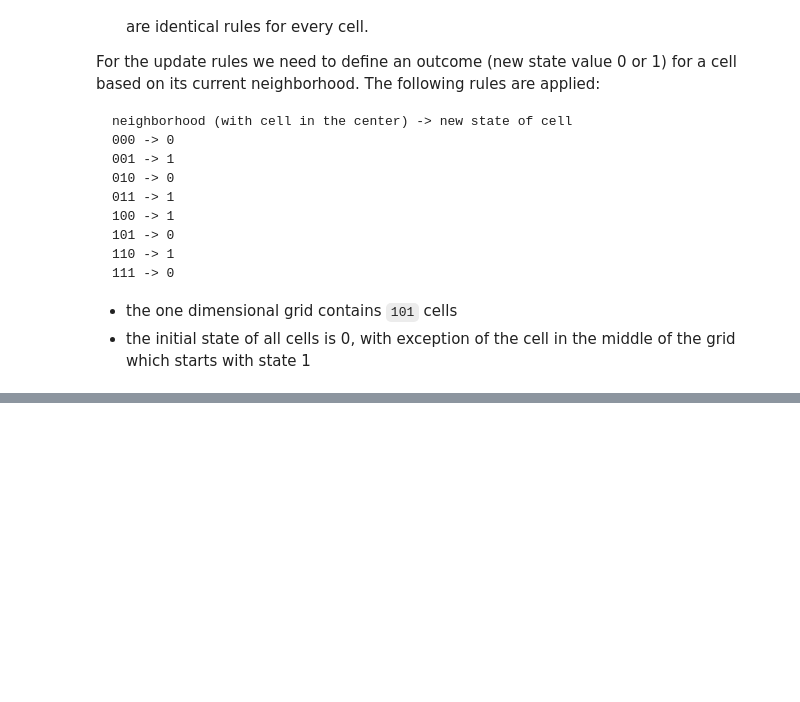
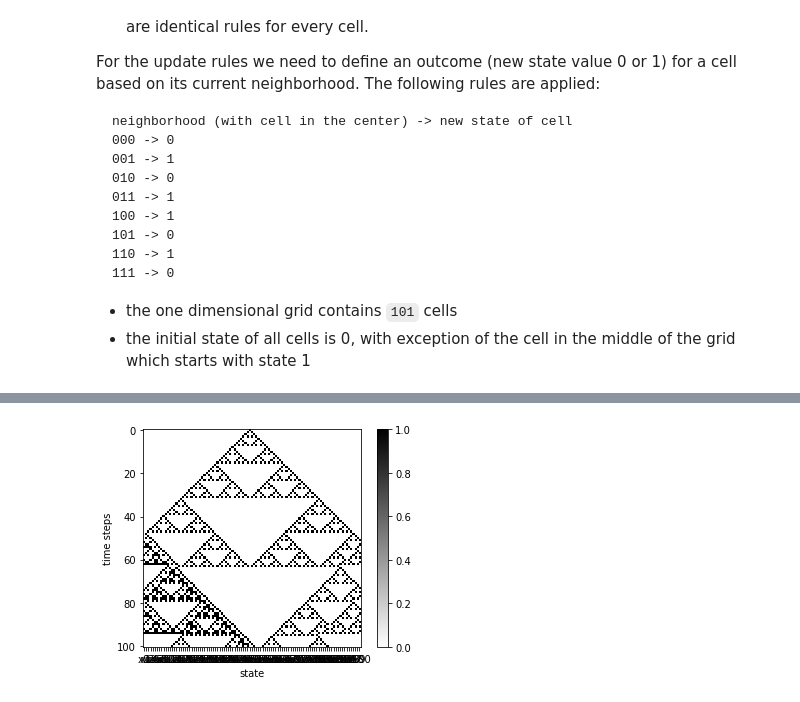
Before and after one commit to matthiaskoenig/modelling_ws2018, a Jupyter notebook: 01_boolean_cellular/01_boolean_cellular_solution.ipynb, the cells around one changed output, grey strips where cells are left out. Drawn from its saved outputs; the diff is of its cells as text; code cells hidden in the pictures; blank space fills up the shorter version.

Commit message:
Cellular automaton added

````diff
--- a/01_boolean_cellular/01_boolean_cellular_solution.ipynb
+++ b/01_boolean_cellular/01_boolean_cellular_solution.ipynb
@@ -405,3 +557,80 @@ neighborhood (with cell in the center) -> new state of cell
 ```
 - the one dimensional grid contains `101` cells
 - the initial state of all cells is 0, with exception of the cell in the middle of the grid which starts with state 1
+# %%
+def ndsimulate(x0, f_rules, steps=1):
+    """ Simulates the boolean network from initial state by applying the given rules.
+        x0: initial state (boolean vector)
+        f_rules: rules for the network
+    """
+    print("x0:")
+    print(x0.astype(np.int8))
+    states = np.zeros(shape=(steps+1, x0.size), dtype=bool)
+
+    states[0, :] = x0
+    for k in range(steps):
+        states[(k+1), :] = f_rules(states[k, :])
+
+    # pprint(states.astype(np.int8))
+    print("-" * 80)
+
+    return states
+
+
+def f_automaton(x):
+    """
+    neighborhood (with cell in the center) -> new state of cell
+    000 -> 0  [0]
+    001 -> 1  [1]
+    010 -> 0  [2]
+    011 -> 1  [3]
+    100 -> 1  [4]
+    101 -> 0  [5]
+    110 -> 1  [6]
+    111 -> 0  [7]
+    """
+    Nx = x.size
+    y = np.zeros_like(x)
+    for k in range(Nx):
+
+        # get the neighborhood
+        s = np.zeros(shape=(3,))
+        if k==0:
+            s[0] = x[-1]
+            s[1:2] = x[1:2]
+        elif k==(Nx-1):
+            s[0:1] = x[(Nx-2):(Nx-1)]
+            s[2] = x[0]
+        else:
+            s = x[(k-1):(k+2)]
+        s = ''.join(s.astype(np.uint8).astype(str))
+        # print(k, s)
+
+        # update based on neighborhood
+        if s == '000':
+            y[k] = 0
+        elif s == '001':
+            y[k] = 1
+        elif s == '010':
+            y[k] = 0
+        elif s == '011':
+            y[k] = 1
+        elif s == '100':
+            y[k] = 1
+        elif s == '101':
+            y[k] = 0
+        elif s == '110':
+            y[k] = 1
+        elif s == '111':
+            y[k] = 0
+
+    return y
+
+# initial conditions
+Nx=101
+x0 = np.zeros(Nx, dtype=bool)
+x0[int((Nx-1)/2-1)] = 1
+
+states = ndsimulate(x0, f_rules=f_automaton, steps=100)
+plot_states(states)
+# %% [output]
@@ -407,0 +642 @@ neighborhood (with cell in the center) -> new state of cell
+[figure, added]
````
Also changed, not shown: parts of 4 cells of this notebook, 2 other files.
